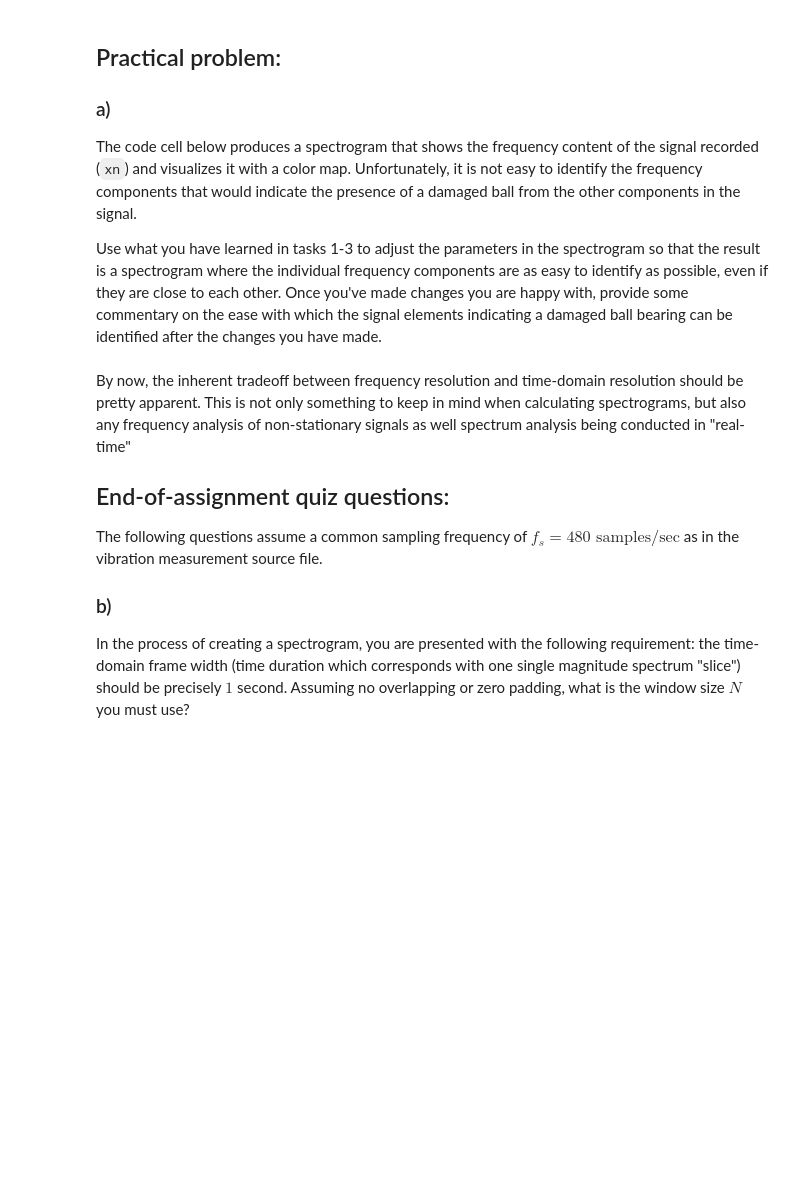
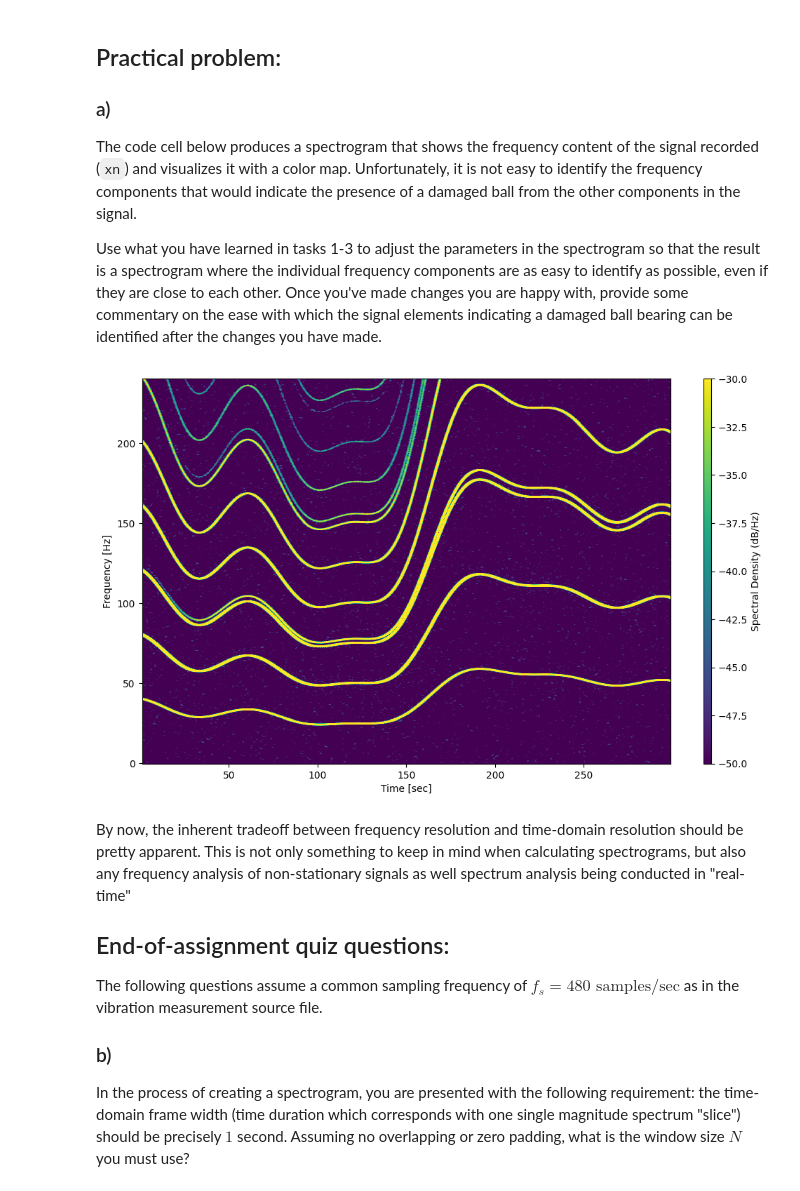
Before and after one commit to AndreFug/AIS2201, a Jupyter notebook: Exercise_5/Problem4.ipynb, the cells around one changed output. Saved outputs shown, nothing was run; the diff lists cells and outputs as text; code cells hidden in the pictures; blank space fills up the shorter version.

```diff
--- a/Exercise_5/Problem4.ipynb
+++ b/Exercise_5/Problem4.ipynb
@@ -168,31 +166,34 @@ Kodecellen nedenfor produserer et spektrogram som viser frekvensinnholdet til si
 Bruk det du har lært i oppgave 1-3 til å justere på parametrene i spektrogrammet slik at resultatet blir et spektrogram hvor de individuelle frekvenskomponentene i størst mulig grad enkle å identifisere, selv om de kanskje ligger nære hverandre.
 -->
 # %%
+Size = 128 # was 128
 f_axis, t_axis, Sxx = spectrogram(xn,                # Fullt signal
                                   fs,                # Samplingsfrekvens
-                                  window = 'boxcar', # Vindusfunksjon (rektangulær)
-                                  nperseg = 128,     # Vinduslengde
-                                  noverlap = 0,      # Antall sampler overlapping
-                                  nfft = 128,        # Oppløsning på DFT etter zero padding
+                                  window = 'hamming', # Vindusfunksjon (rektangulær)
+                                  nperseg = 1092,     # Vinduslengde
+                                  noverlap = 1024,      # Antall sampler overlapping
+                                  nfft = 1092*2,        # Oppløsning på DFT etter zero padding
                                   )
 
 plt.close(1);plt.figure(1, figsize=(10,6))
 
 plt.pcolormesh(t_axis,            # Array med tidsstempel. Produsert av spectrogram()
                f_axis,            # Array med frekvenser. Produsert av spectrogram()
                10*np.log10(Sxx),  # Konvertering av spektrogrammatrise til logaritmisk skala
                vmax =-30,         # Høyeste dB-verdi på fargekartet
                vmin = -50,        # Laveste dB-verdi på fargekartet
                shading='auto'
                );
 plt.colorbar(aspect=50, label=r'Spectral Density (dB/Hz)')
 
 #plt.ylim([0, 240]) # Du kan justere på grensene i y-aksen dersom du vil inspisere en spesiell del av plottet
 #plt.xlim([0, 15]) # Du kan justere på grensene i x-aksen dersom du vil inspisere en spesiell del av plottet
 plt.ylabel('Frequency [Hz]')
 plt.xlabel('Time [sec]')
 plt.tight_layout(pad=0.1, w_pad=1.0, h_pad=1.0)
 plt.show()
+# %% [output]
+[figure, added]
 # %% [markdown]
 
 
```
Also changed, not shown: parts of 9 cells of this notebook, 3 other files.
